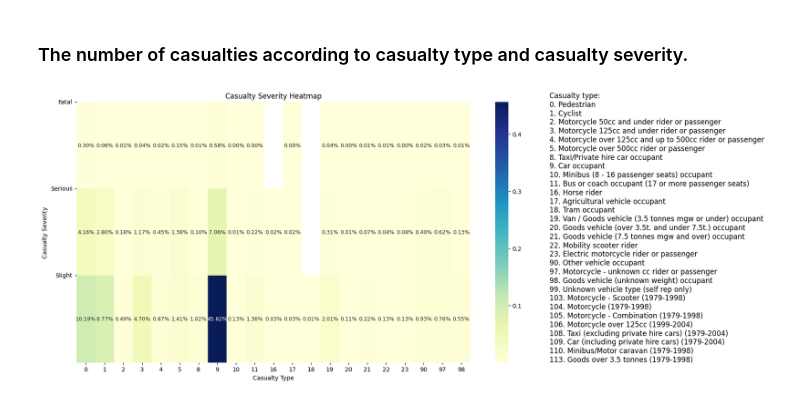
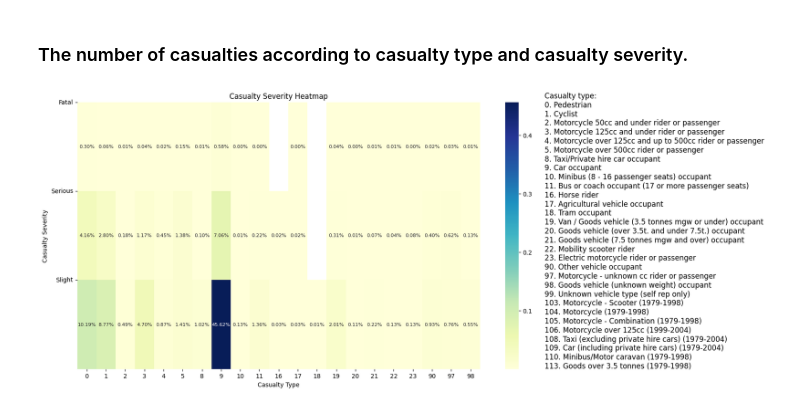
Before and after one commit to MohammadJavadN/Road-Accidents-Analysis, a Jupyter notebook: ds.ipynb, the cells around one changed output. Cells and saved outputs as stored; diff of their text form; code cells hidden in the pictures.

```diff
--- a/ds.ipynb
+++ b/ds.ipynb
@@ -604,7 +596,7 @@ heatmap_data = heatmap_data / total_cnt
 
 # Create the heatmap
 plt.figure(figsize=(15, 8))
-sns.heatmap(heatmap_data, annot=True, cmap="YlGnBu", fmt=".2%",  annot_kws={"size": 9})
+sns.heatmap(heatmap_data, annot=True, cmap="YlGnBu", fmt=".2%",  annot_kws={"size": 8})
 # sns.heatmap(heatmap_data, annot=True, cmap='YlGnBu', fmt='g')
 
 plt.title("Casualty Severity Heatmap")
@@ -625,32 +617,32 @@ text = (
     + "5. Motorcycle over 500cc rider or passenger\n"
     + "8. Taxi/Private hire car occupant\n"
     + "9. Car occupant\n"
     + "10. Minibus (8 - 16 passenger seats) occupant\n"
     + "11. Bus or coach occupant (17 or more passenger seats)\n"
     + "16. Horse rider\n"
     + "17. Agricultural vehicle occupant\n"
     + "18. Tram occupant\n"
     + "19. Van / Goods vehicle (3.5 tonnes mgw or under) occupant\n"
     + "20. Goods vehicle (over 3.5t. and under 7.5t.) occupant\n"
     + "21. Goods vehicle (7.5 tonnes mgw and over) occupant\n"
     + "22. Mobility scooter rider\n"
     + "23. Electric motorcycle rider or passenger\n"
     + "90. Other vehicle occupant\n"
     + "97. Motorcycle - unknown cc rider or passenger\n"
     + "98. Goods vehicle (unknown weight) occupant\n"
     + "99. Unknown vehicle type (self rep only)\n"
     + "103. Motorcycle - Scooter (1979-1998)\n"
     + "104. Motorcycle (1979-1998)\n"
     + "105. Motorcycle - Combination (1979-1998)\n"
     + "106. Motorcycle over 125cc (1999-2004)\n"
     + "108. Taxi (excluding private hire cars) (1979-2004)\n"
     + "109. Car (including private hire cars) (1979-2004)\n"
     + "110. Minibus/Motor caravan (1979-1998)\n"
     + "113. Goods over 3.5 tonnes (1979-1998)\n"
 )
 
-plt.text(1.2, 0.5, text, fontsize=12, transform=plt.gca().transAxes, va="center")
+plt.text(1.16, 0.5, text, fontsize=12, transform=plt.gca().transAxes, va="center")
 
 plt.show()
 # %% [output]
-[figure, old version]
+[figure, new version]
```
Also changed, not shown: parts of 7 cells of this notebook.
